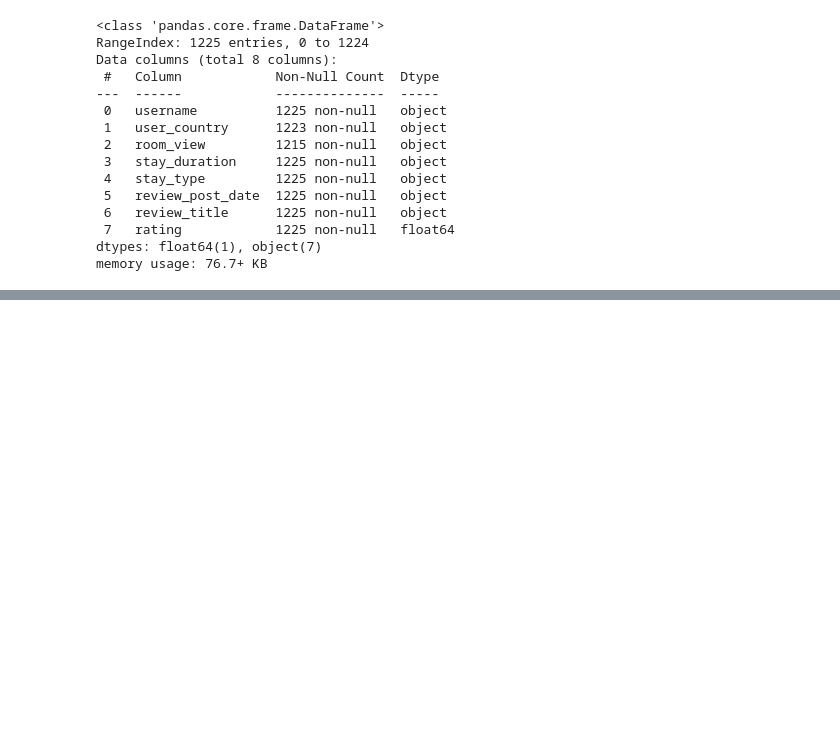
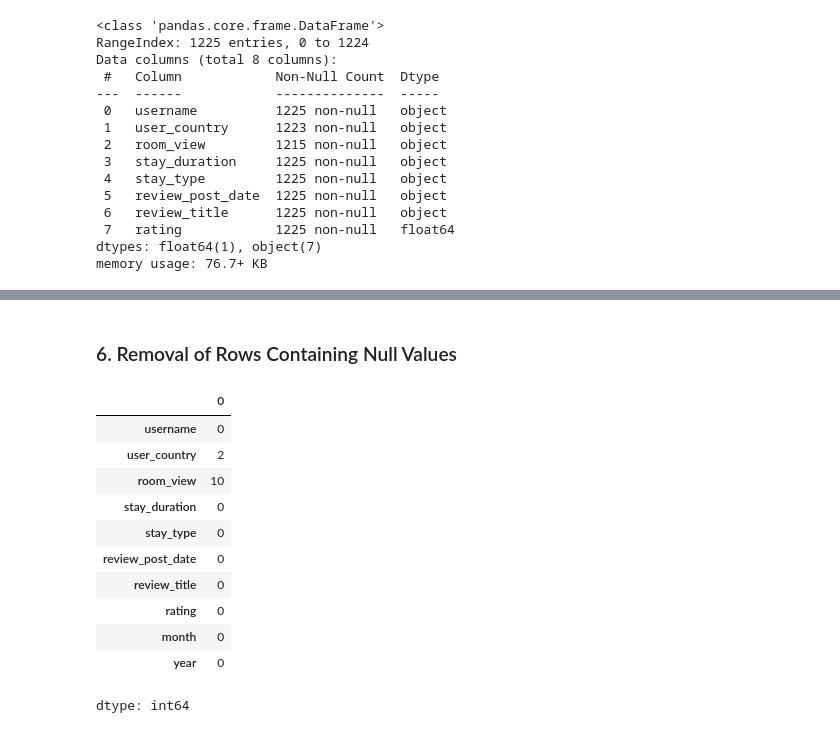
Before and after one commit to asve06/act2_si_225_group2, a Jupyter notebook: act2_si_eda_225_group2.ipynb, the cells around one changed output, grey strips where cells are left out. Saved outputs shown, nothing was run; the diff lists cells and outputs as text; code cells hidden in the pictures; blank space fills up the shorter version.

```diff
--- a/act2_si_eda_225_group2.ipynb
+++ b/act2_si_eda_225_group2.ipynb
@@ -88,0 +161,17 @@ memory usage: 76.7+ KB
+# %% [markdown]
+### 6. Removal of Rows Containing Null Values
+# %%
+df.isnull().sum()
+# %% [output]
+|  | 0 |
+| username | 0 |
+| user_country | 2 |
+| room_view | 10 |
+| stay_duration | 0 |
+| stay_type | 0 |
+| review_post_date | 0 |
+| review_title | 0 |
+| rating | 0 |
+| month | 0 |
+| year | 0 |
+dtype: int64
```
Also changed, not shown: parts of 12 cells of this notebook.
